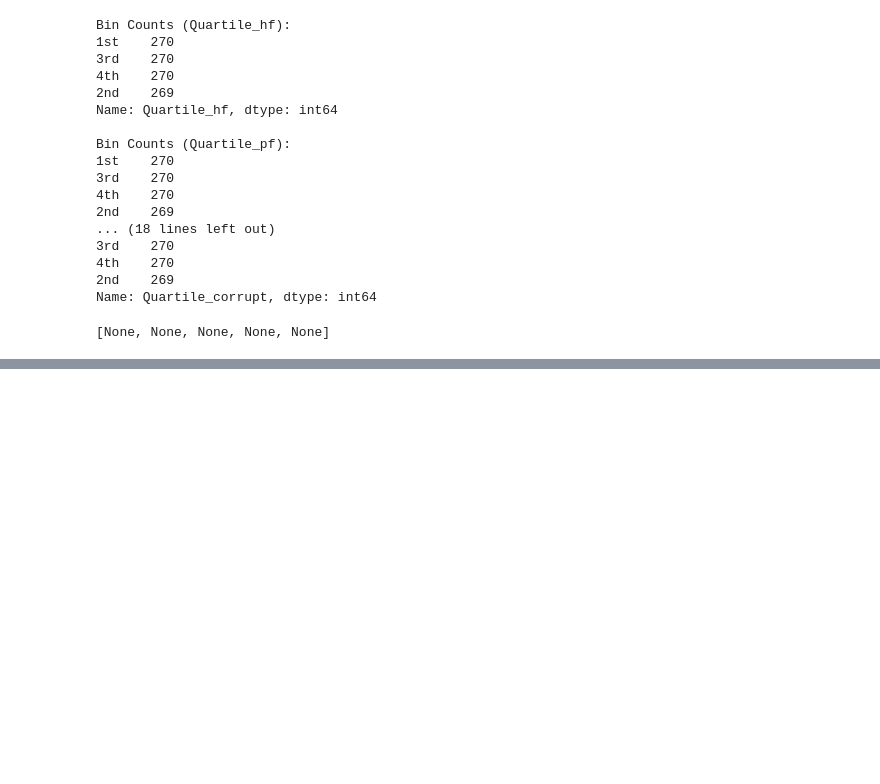
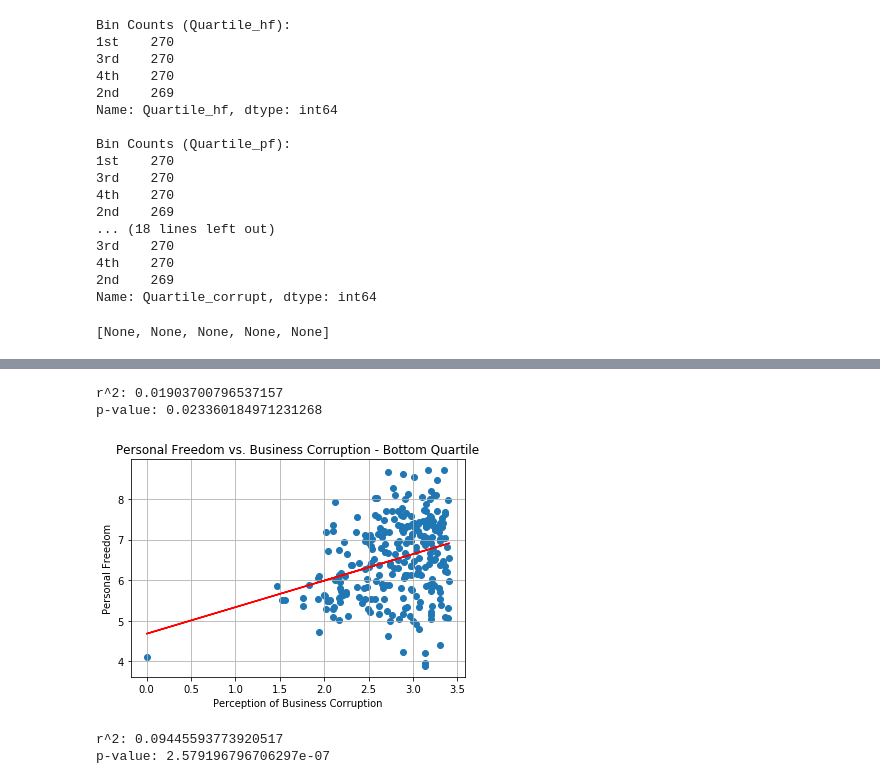
Before and after one commit to shamrockbandit/Project1_repo, a Jupyter notebook: quartile_exploration.ipynb, the cells around one changed output, grey strips where cells are left out. Saved outputs shown, nothing was run; the diff lists cells and outputs as text; code cells hidden in the pictures; blank space fills up the shorter version.

```diff
--- a/quartile_exploration.ipynb
+++ b/quartile_exploration.ipynb
@@ -126,0 +198,32 @@ Name: Quartile_corrupt, dtype: int64
+# %%
+#calculate r^2 to determine proportion of variance in personal freedom explained by corruption
+#and find the p-value to determine whether this finding is statistically significant
+print(f"r^2: {r_value*r_value}")
+print(f"p-value: {p_value}")
+# %% [output]
+r^2: 0.01903700796537157
+p-value: 0.023360184971231268
+# %%
+#repeat for lowest quartile
+corrupt_lo = lowest_qt["ef_regulation_business_bribes"].values
+pf_score_lo = lowest_qt["pf_score"].values
+
+fig, ax = plt.subplots()
+ax.scatter(corrupt_lo, pf_score_lo)
+plt.title("Personal Freedom vs. Business Corruption - Bottom Quartile")
+plt.xlabel("Perception of Business Corruption")
+plt.ylabel("Personal Freedom")
+mask = ~np.isnan(corrupt_lo) & ~np.isnan(pf_score_lo)
+slope, intercept, r_value, p_value, std_err = stats.linregress(corrupt_lo[mask], pf_score_lo[mask])
+regression_line = slope * corrupt_lo + intercept
+plt.plot(corrupt_lo, regression_line, 'r')
+plt.grid()
+plt.savefig("bottom_quartile.png")
+# %% [output]
+[figure, added]
+# %%
+print(f"r^2: {r_value*r_value}")
+print(f"p-value: {p_value}")
+# %% [output]
+r^2: 0.09445593773920517
+p-value: 2.579196796706297e-07
```
Also changed, not shown: parts of 7 cells of this notebook, 2 other files.
